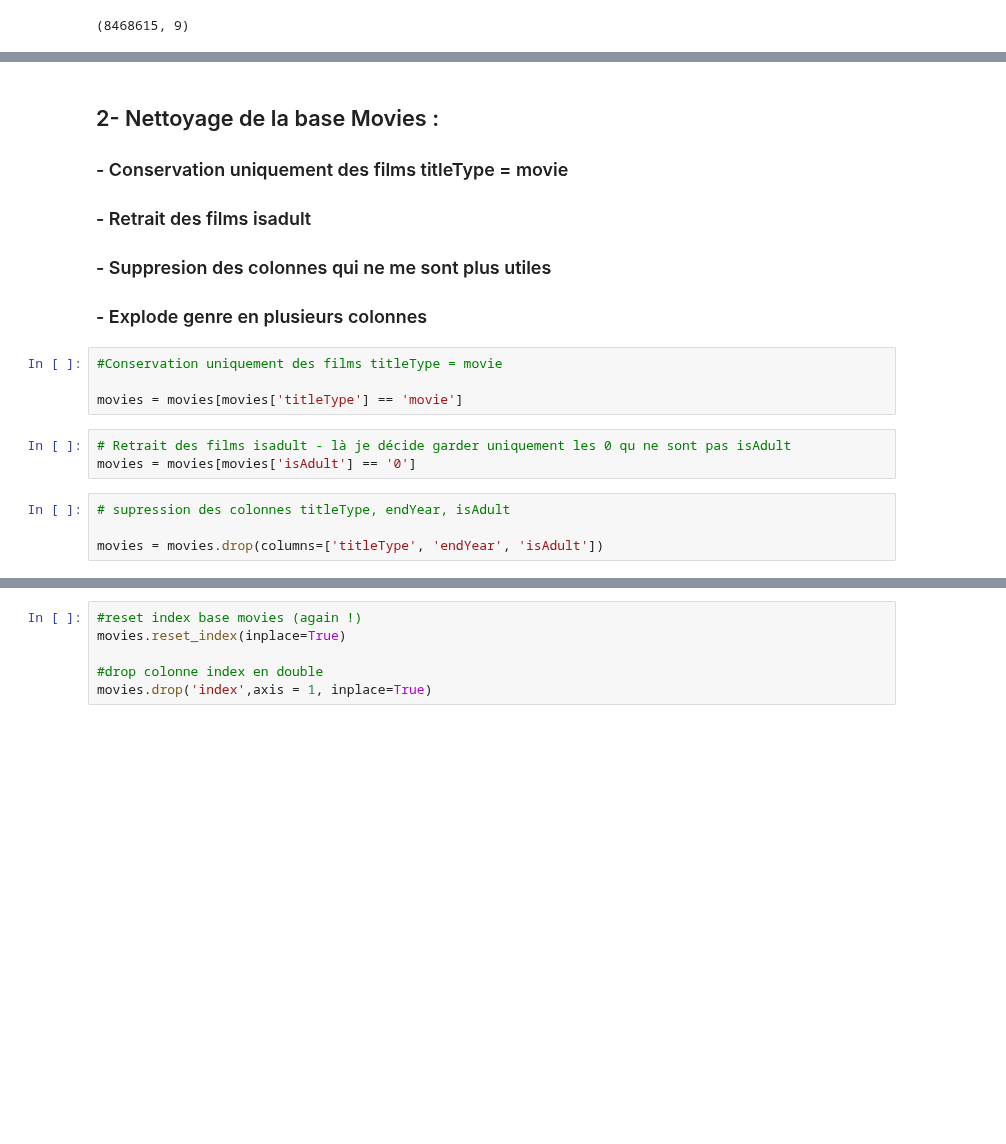
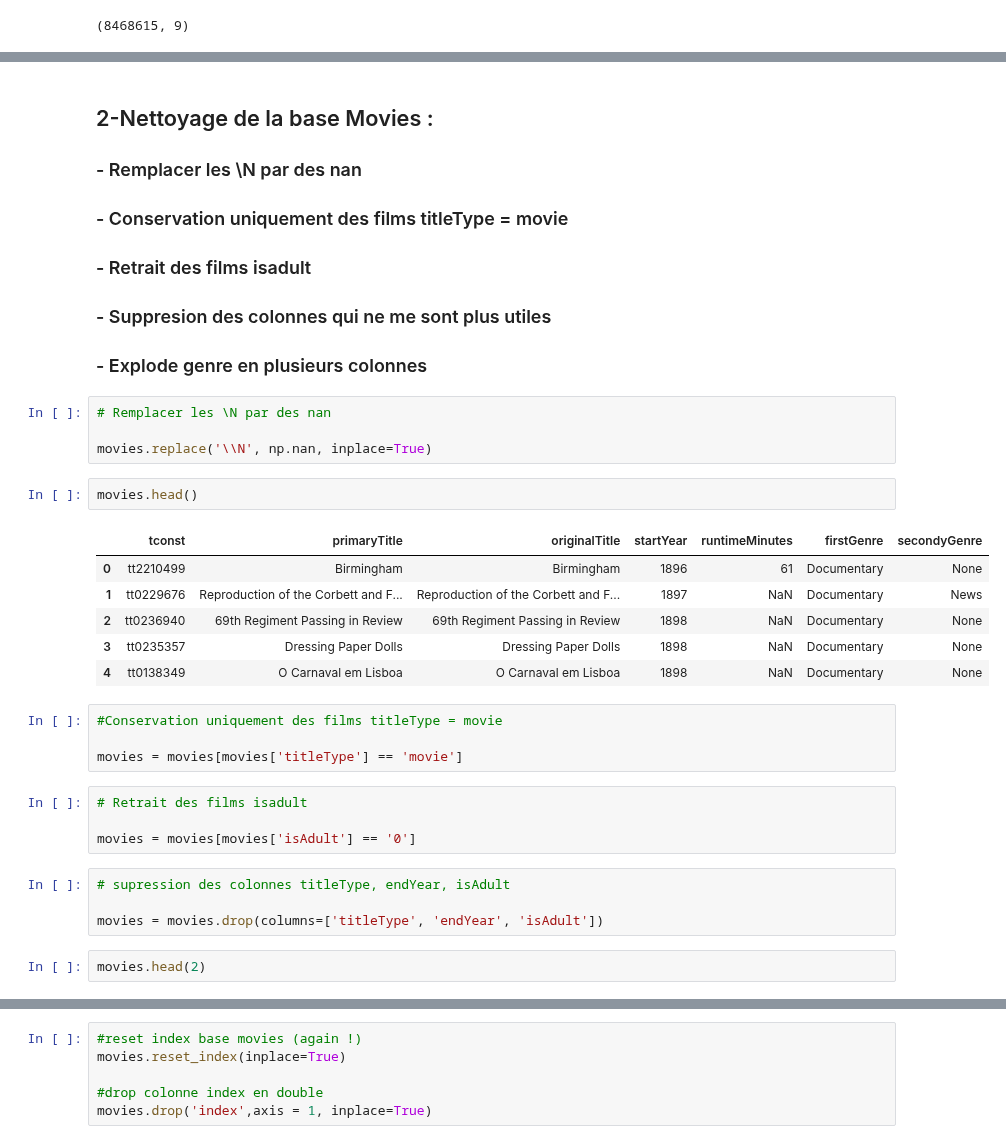
Before and after one commit to CathieLC/Wild_movie_project, a Jupyter notebook: Catherine/Catherine_mean_age_actors.ipynb, the cells around one changed output, grey strips where cells are left out. Drawn from its saved outputs; the diff is of its cells as text; blank space fills up the shorter version.

```diff
--- a/Catherine/Catherine_mean_age_actors.ipynb
+++ b/Catherine/Catherine_mean_age_actors.ipynb
@@ -98,17 +130,35 @@ movies.shape # table brute
 # %% [markdown]
-## 2- Nettoyage de la base Movies :
+## 2-Nettoyage de la base Movies :
+###          - Remplacer les \N par des nan
 ###          - Conservation uniquement des films titleType = movie
 ###          - Retrait des films isadult
 ###          - Suppresion des colonnes qui ne me sont plus utiles
+
 ###          - Explode genre en plusieurs colonnes
+# %%
+# Remplacer les \N par des nan
+
+movies.replace('\\N', np.nan, inplace=True)
+# %%
+movies.head()
+# %% [output]
+|  | tconst | primaryTitle | originalTitle | startYear | runtimeMinutes | firstGenre | secondyGenre |
+| 0 | tt2210499 | Birmingham | Birmingham | 1896 | 61 | Documentary | None |
+| 1 | tt0229676 | Reproduction of the Corbett and F... | Reproduction of the Corbett and F... | 1897 | NaN | Documentary | News |
+| 2 | tt0236940 | 69th Regiment Passing in Review | 69th Regiment Passing in Review | 1898 | NaN | Documentary | None |
+| 3 | tt0235357 | Dressing Paper Dolls | Dressing Paper Dolls | 1898 | NaN | Documentary | None |
+| 4 | tt0138349 | O Carnaval em Lisboa | O Carnaval em Lisboa | 1898 | NaN | Documentary | None |
 # %%
 #Conservation uniquement des films titleType = movie
 
 movies = movies[movies['titleType'] == 'movie']
 # %%
-# Retrait des films isadult - là je décide garder uniquement les 0 qu ne sont pas isAdult
+# Retrait des films isadult
+
 movies = movies[movies['isAdult'] == '0']
 # %%
 # supression des colonnes titleType, endYear, isAdult
 
 movies = movies.drop(columns=['titleType', 'endYear', 'isAdult'])
+# %%
+movies.head(2)
```
Also changed, not shown: parts of 48 cells of this notebook.
